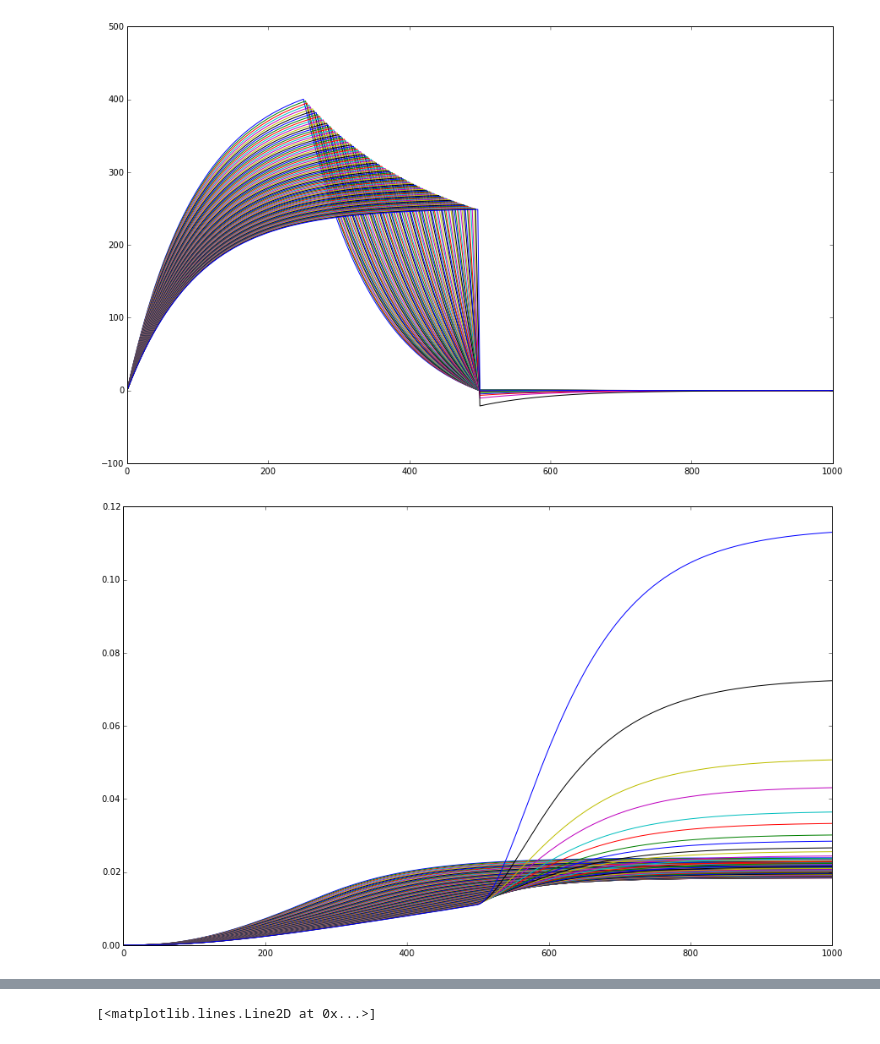
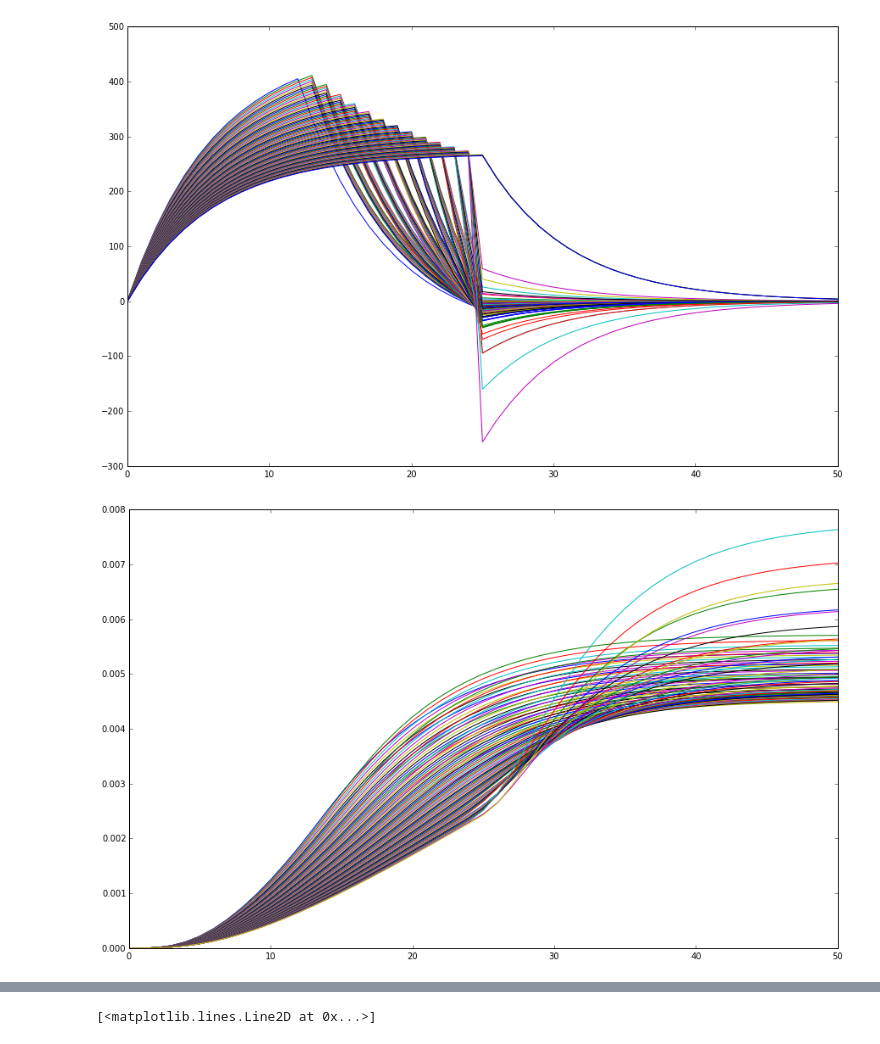
Before and after one commit to AnaideT/OptimalPrecision, a Jupyter notebook: 2017-07-10 Asymmetrical bang-bang.ipynb, the cells around one changed output, grey strips where cells are left out. Drawn from its saved outputs; the diff is of its cells as text; code cells hidden in the pictures.

```diff
--- a/2017-07-10 Asymmetrical bang-bang.ipynb
+++ b/2017-07-10 Asymmetrical bang-bang.ipynb
@@ -34,13 +34,13 @@ import numpy as np
 import matplotlib.pyplot as plt
 %matplotlib inline
 # %%
-b = 100
+b = 1/0.013
 m = 1
 xT = 10
-dt = 0.0001
+dt = 0.002
 t_T = .05
 t_R = .05
-k = 0.05
+k = 0.0005
 T = int(t_T/dt)
 R = int(t_R/dt)
 time = np.linspace(0, t_T+t_R, R+T+1)
@@ -200,12 +200,12 @@ fig, ax = plt.subplots(1, 1, figsize=(fig_width, fig_width/1.618))
 for i in np.arange(n-1):
     ax.plot(velocity[i,:])
 # %% [output]
-[figure, old version]
+[figure, new version]
 # %%
 fig_width = 15
 fig, ax = plt.subplots(1, 1, figsize=(fig_width, fig_width/1.618))
-for i in np.arange(n-1):
+for i in np.arange(n-10):
     ax.plot(variancev[i,:])
 # %% [output]
-[figure, old version]
+[figure, new version]
 # %%
```
Also changed, not shown: parts of 11 cells of this notebook, 12 other files.
